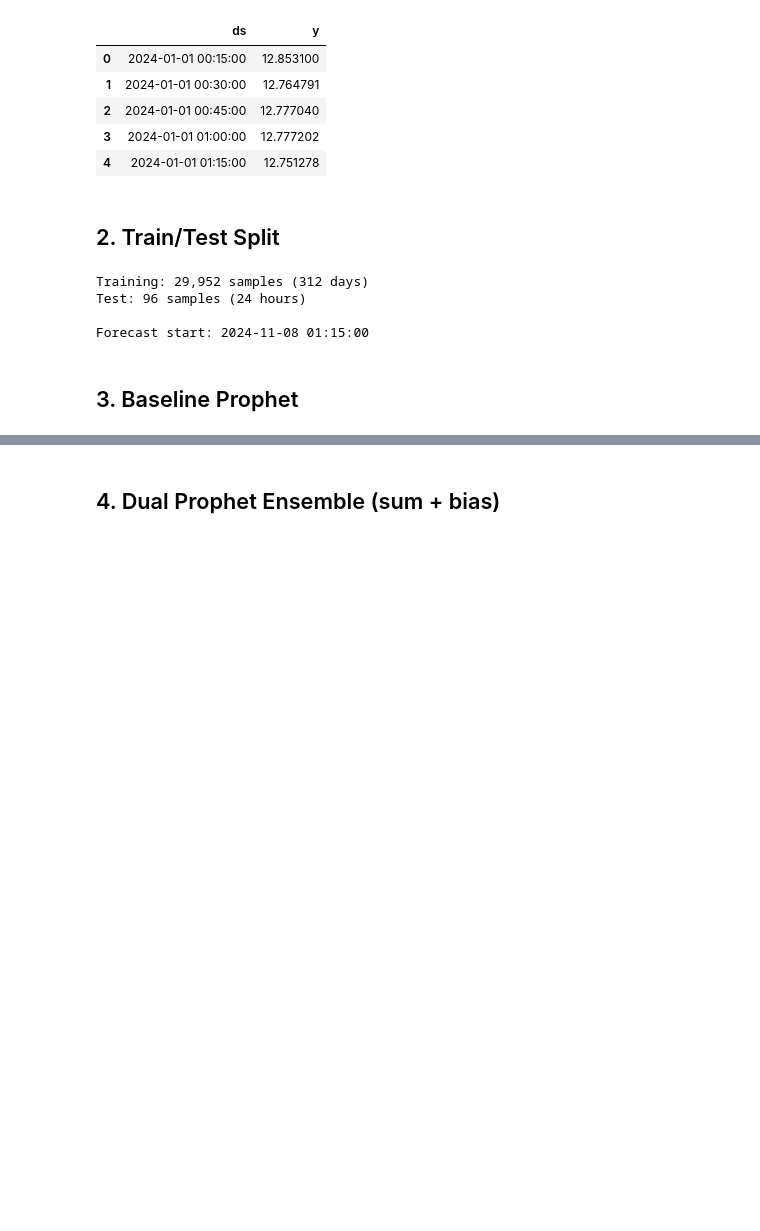
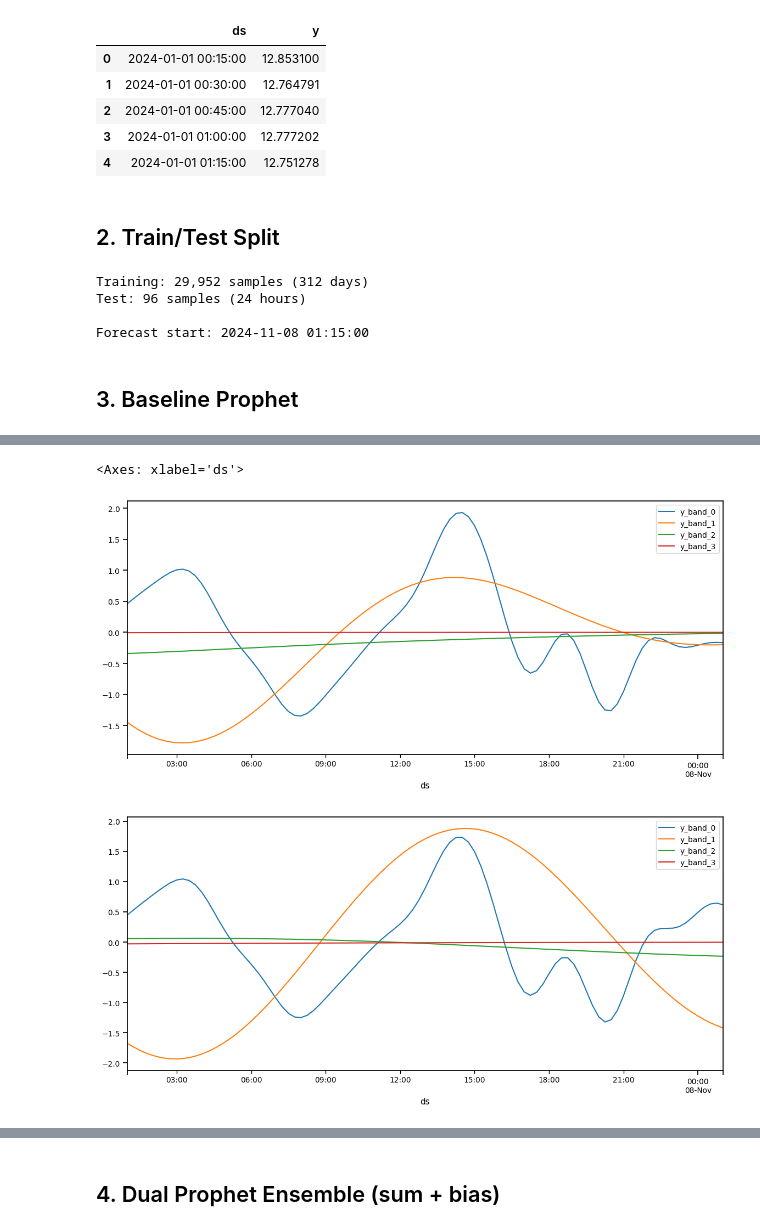
Before and after one commit to estevesjh/RubinsOracle, a Jupyter notebook: examples/compare_forecast_models.ipynb, the cells around one changed output, grey strips where cells are left out. Drawn from its saved outputs; the diff is of its cells as text; code cells hidden in the pictures; blank space fills up the shorter version.

```diff
--- a/examples/compare_forecast_models.ipynb
+++ b/examples/compare_forecast_models.ipynb
@@ -170,0 +298,10 @@ plt.show()
+# %%
+_df_input2 = df[df["ds"] <= self._fit_df['ds'].max() + pd.Timedelta(days=1)]
+_df_model2 = self._prepare_df(
+    df=_df_input2,
+    regressor_cols=self._regressor_cols,
+    config=self.config,
+    decomposer=self._decomposer,
+)
+
+df_model2 = _df_model2[_df_model2["ds"] <= self._fit_df["ds"].max()]
@@ -170,0 +324,12 @@ plt.show()
+# %%
+df_input = self._fit_df.tail(97)
+df_input.set_index("ds", inplace=True)
+df_input[["y_band_0", "y_band_1", "y_band_2", "y_band_3"]].plot()
+
+df_input2 = df_model2.tail(97)
+df_input2.set_index("ds", inplace=True)
+df_input2[["y_band_0", "y_band_1", "y_band_2", "y_band_3"]].plot()
+# %% [output]
+<Axes: xlabel='ds'>
+[figure, added]
+[figure, added]
```
Also changed, not shown: parts of 22 cells of this notebook, 15 other files.
